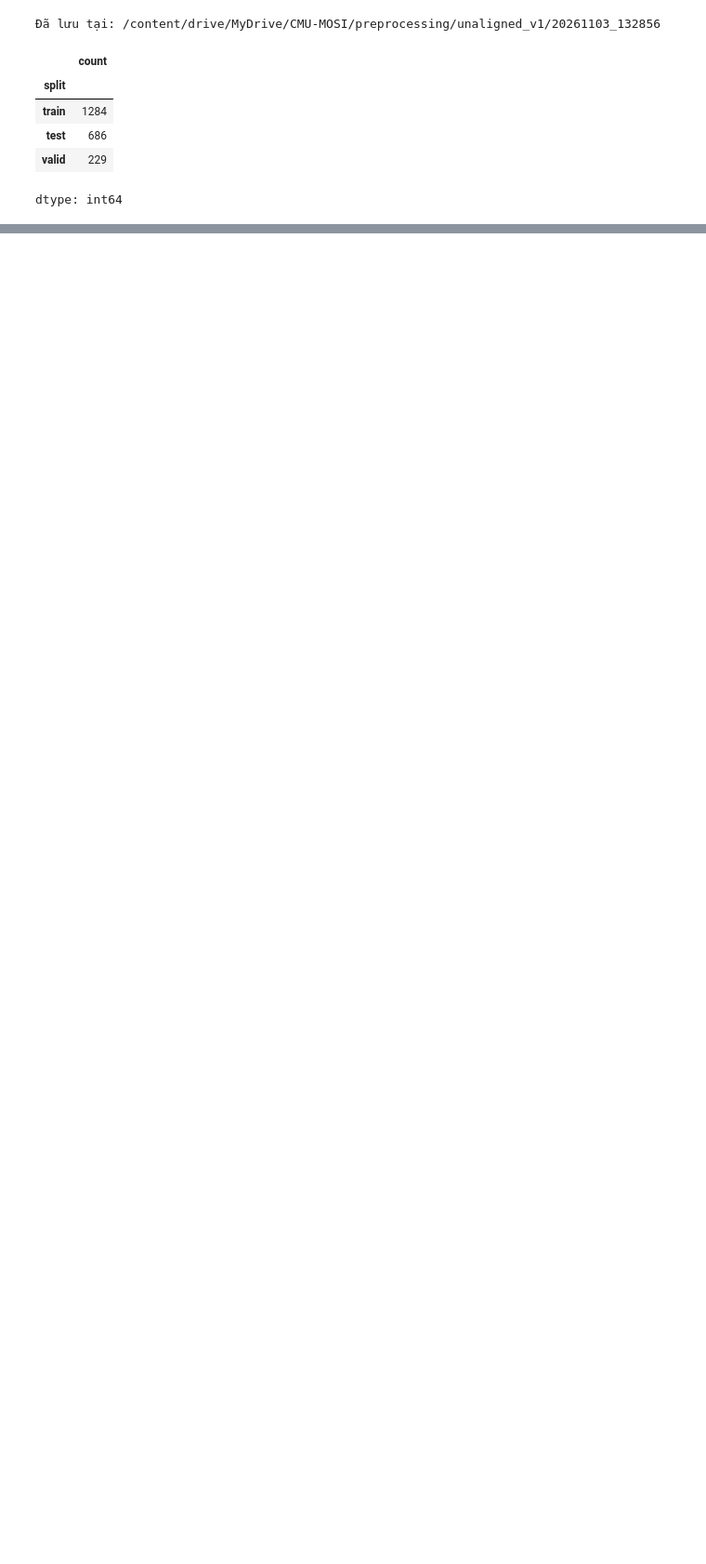
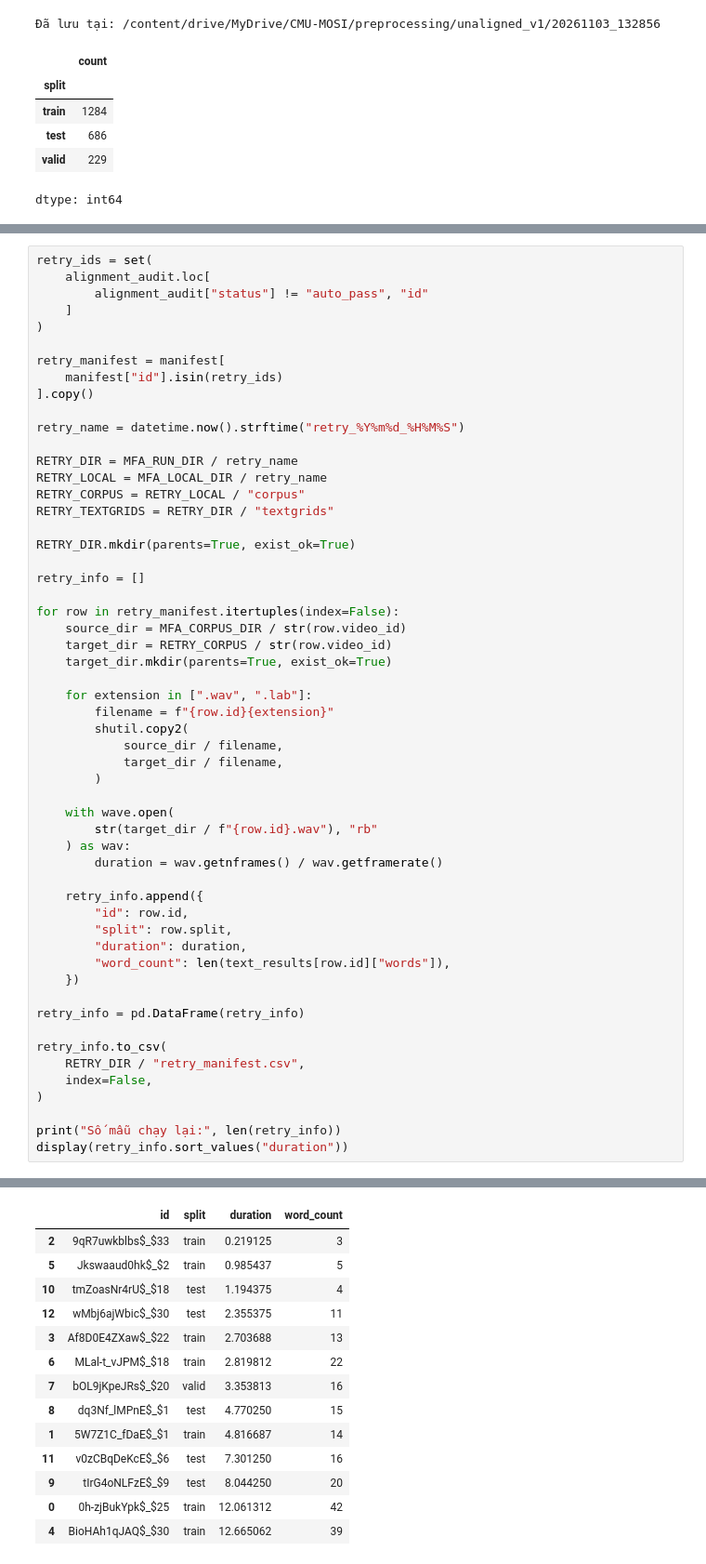
Before and after one commit to danghau2512/DataMining-MSA, a Jupyter notebook: src/notebooks/02_Preprocessing.ipynb, the cells around one changed output, grey strips where cells are left out. Shown at 93% size. Saved outputs shown, nothing was run; the diff lists cells and outputs as text; blank space fills up the shorter version.

```diff
--- a/src/notebooks/02_Preprocessing.ipynb
+++ b/src/notebooks/02_Preprocessing.ipynb
@@ -1836,0 +3154,56 @@ dtype: int64
+# %%
+retry_ids = set(
+    alignment_audit.loc[
+        alignment_audit["status"] != "auto_pass", "id"
+    ]
+)
+
+retry_manifest = manifest[
+    manifest["id"].isin(retry_ids)
+].copy()
+
+retry_name = datetime.now().strftime("retry_%Y%m%d_%H%M%S")
+
+RETRY_DIR = MFA_RUN_DIR / retry_name
+RETRY_LOCAL = MFA_LOCAL_DIR / retry_name
+RETRY_CORPUS = RETRY_LOCAL / "corpus"
+RETRY_TEXTGRIDS = RETRY_DIR / "textgrids"
+
+RETRY_DIR.mkdir(parents=True, exist_ok=True)
+
+retry_info = []
+
+for row in retry_manifest.itertuples(index=False):
+    source_dir = MFA_CORPUS_DIR / str(row.video_id)
+    target_dir = RETRY_CORPUS / str(row.video_id)
+    target_dir.mkdir(parents=True, exist_ok=True)
+
+    for extension in [".wav", ".lab"]:
+        filename = f"{row.id}{extension}"
+        shutil.copy2(
+            source_dir / filename,
+            target_dir / filename,
+        )
+
+    with wave.open(
+        str(target_dir / f"{row.id}.wav"), "rb"
+    ) as wav:
+        duration = wav.getnframes() / wav.getframerate()
+
+    retry_info.append({
+        "id": row.id,
+        "split": row.split,
+        "duration": duration,
+        "word_count": len(text_results[row.id]["words"]),
+    })
+
+retry_info = pd.DataFrame(retry_info)
+
+retry_info.to_csv(
+    RETRY_DIR / "retry_manifest.csv",
+    index=False,
+)
+
+print("Số mẫu chạy lại:", len(retry_info))
+display(retry_info.sort_values("duration"))
+# %% [output]
@@ -1836,0 +3211,14 @@ dtype: int64
+|  | id | split | duration | word_count |
+| 2 | 9qR7uwkblbs$_$33 | train | 0.219125 | 3 |
+| 5 | Jkswaaud0hk$_$2 | train | 0.985437 | 5 |
+| 10 | tmZoasNr4rU$_$18 | test | 1.194375 | 4 |
+| 12 | wMbj6ajWbic$_$30 | test | 2.355375 | 11 |
+| 3 | Af8D0E4ZXaw$_$22 | train | 2.703688 | 13 |
+| 6 | MLal-t_vJPM$_$18 | train | 2.819812 | 22 |
+| 7 | bOL9jKpeJRs$_$20 | valid | 3.353813 | 16 |
+| 8 | dq3Nf_lMPnE$_$1 | test | 4.770250 | 15 |
+| 1 | 5W7Z1C_fDaE$_$1 | train | 4.816687 | 14 |
+| 11 | v0zCBqDeKcE$_$6 | test | 7.301250 | 16 |
+| 9 | tIrG4oNLFzE$_$9 | test | 8.044250 | 20 |
+| 0 | 0h-zjBukYpk$_$25 | train | 12.061312 | 42 |
+| 4 | BioHAh1qJAQ$_$30 | train | 12.665062 | 39 |
```
Also changed, not shown: parts of 38 cells of this notebook.
